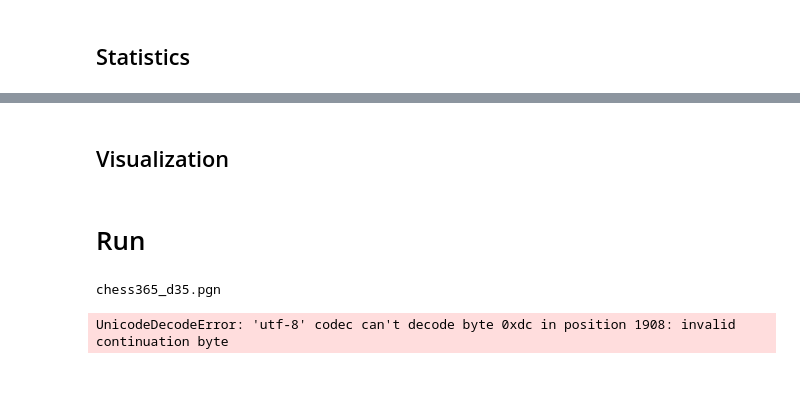
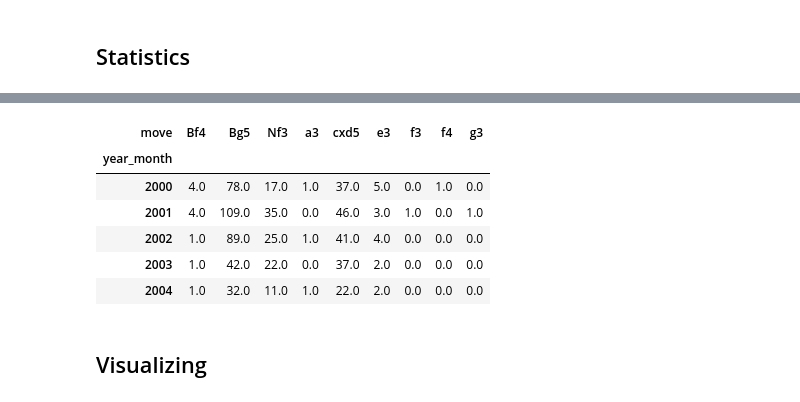
Before and after one commit to josephcappadona/chess-analytics, a Jupyter notebook: position moves distribution.ipynb, the cells around one changed output, grey strips where cells are left out. Saved outputs shown, nothing was run; the diff lists cells and outputs as text; code cells hidden in the pictures.

```diff
--- a/position moves distribution.ipynb
+++ b/position moves distribution.ipynb
@@ -244,2 +382,12 @@ def normalize(d, target=1.0):
+# %%
+get_year_move_count_df(move_df)
+# %% [output]
+| move | Bf4 | Bg5 | Nf3 | a3 | cxd5 | e3 | f3 | f4 | g3 |
+| year_month |  |  |  |  |  |  |  |  |  |
+| 2000 | 4.0 | 78.0 | 17.0 | 1.0 | 37.0 | 5.0 | 0.0 | 1.0 | 0.0 |
+| 2001 | 4.0 | 109.0 | 35.0 | 0.0 | 46.0 | 3.0 | 1.0 | 0.0 | 1.0 |
+| 2002 | 1.0 | 89.0 | 25.0 | 1.0 | 41.0 | 4.0 | 0.0 | 0.0 | 0.0 |
+| 2003 | 1.0 | 42.0 | 22.0 | 0.0 | 37.0 | 2.0 | 0.0 | 0.0 | 0.0 |
+| 2004 | 1.0 | 32.0 | 11.0 | 1.0 | 22.0 | 2.0 | 0.0 | 0.0 | 0.0 |
 # %% [markdown]
-## Visualization
+## Visualizing
@@ -300,24 +393,0 @@ def plot_move_distribution_by_year(move_df, bin_width=1, figsize=(8, 5)):
-# %% [markdown]
-# Run
-# %%
-#URL = 'https://lichess.org/games/export/seaghost27?max=100'
-#URL = 'https://lichess.org/games/export/DrNykterstein?max=7000'
-#URL = 'https://database.lichess.org/standard/lichess_db_standard_rated_2015-02.pgn.bz2'
-URL = None
-FILENAME = 'chess365_d35.pgn'
-
-if URL:
-    filename = sanitize_url(URL)
-    pgn_filename = download(URL, filename)
-
-else:
-    pgn_filename = FILENAME
-
-print(pgn_filename)
-# %% [output]
-chess365_d35.pgn
-# %%
-games_gen = games_generator_from_file(pgn_filename)
-trie = make_game_trie(games_gen)
-# %% [output]
-UnicodeDecodeError: 'utf-8' codec can't decode byte 0xdc in position 1908: invalid continuation byte
```
Also changed, not shown: parts of 48 cells of this notebook, 44 other files.
